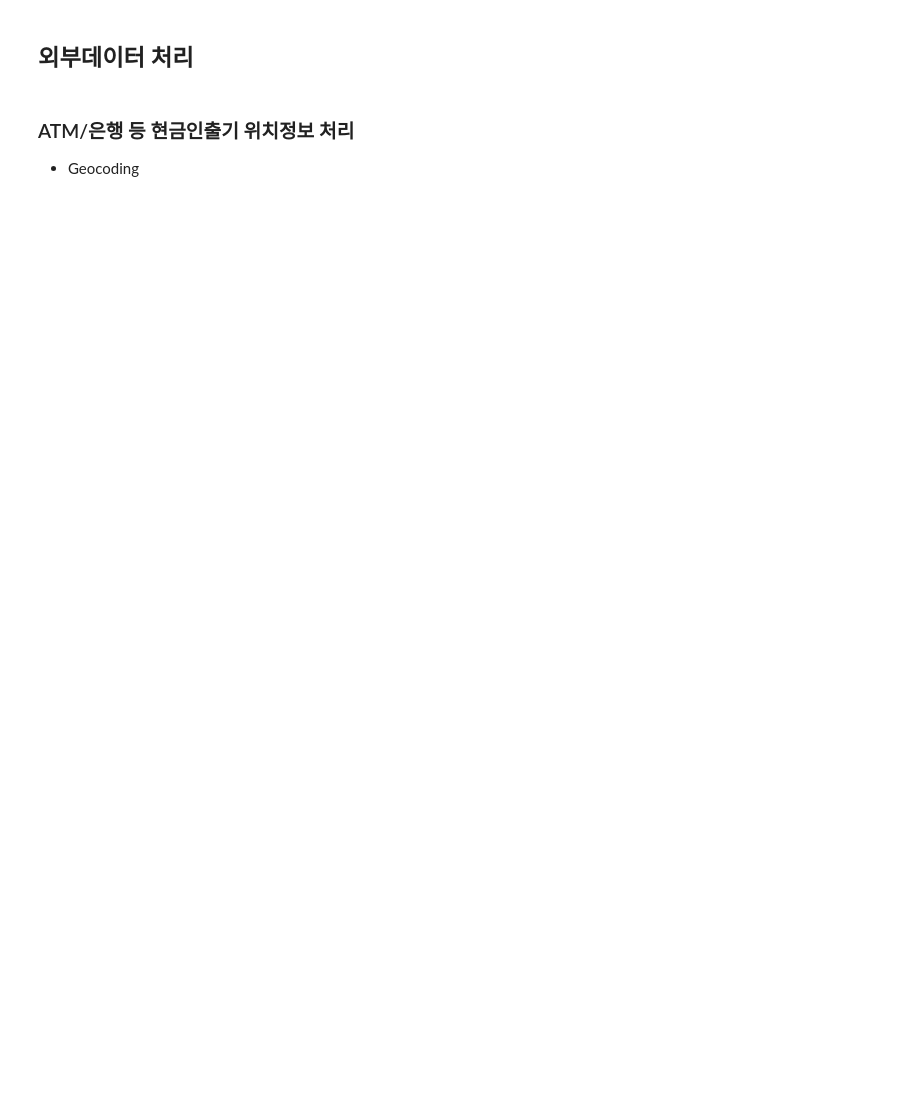
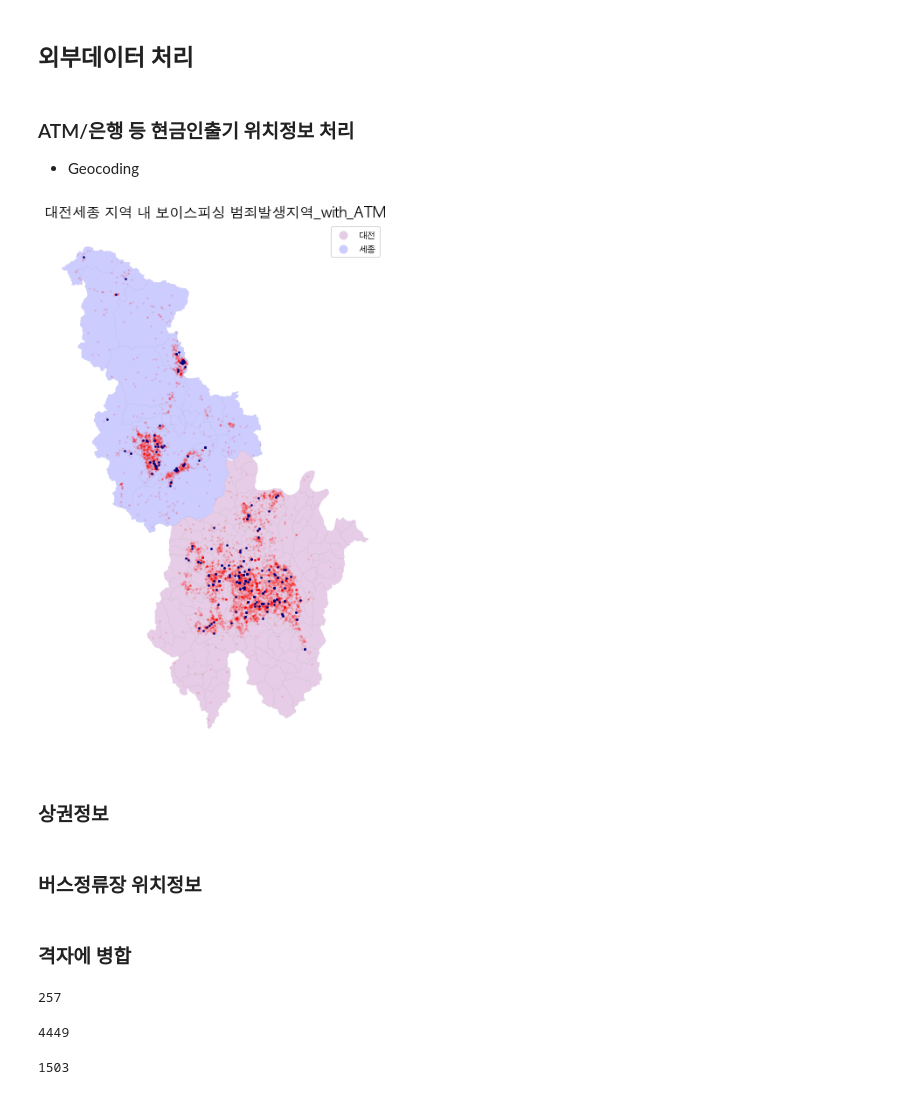
Before and after one commit to ddangchani/LocalSecurity_competition, a Jupyter notebook: preprocessing.ipynb, the cells around one changed output. Drawn from its saved outputs; the diff is of its cells as text; code cells hidden in the pictures; blank space fills up the shorter version.

```diff
--- a/preprocessing.ipynb
+++ b/preprocessing.ipynb
@@ -204,2 +234,27 @@ def geocoder(region):
 # for region in regions:
 #     geocoder(region=region)
+# %%
+# load
+df_atm = pd.concat([pd.read_csv('data/대전광역시 현금인출기.csv'),pd.read_csv('data/세종특별자치시 현금인출기.csv')]).reset_index(drop=True)
+df_atm = df_atm[~(df_atm.X == 0)]
+
+df_atm = gpd.GeoDataFrame(df_atm['NAME'], geometry=gpd.points_from_xy(df_atm.X, df_atm.Y), crs='WGS84').to_crs(epsg=5181)
+# %%
+# Plot
+from matplotlib.colors import ListedColormap
+
+fig, ax = plt.subplots(nrows=1, ncols=1, figsize=(9,9))
+whole_area.plot(column='시도', ax=ax, zorder=1, cmap=ListedColormap(['purple','blue']), alpha=0.2, edgecolor='black', linewidth=0.1, legend=True, categorical=True)
+gdf_crime.geometry.plot(ax=ax, zorder=2, color='red', alpha=0.1, markersize=2)
+df_atm.geometry.plot(ax=ax, zorder=3, color='navy', markersize=2.5)
+
+ax.set_axis_off()
+
+plt.title('대전세종 지역 내 보이스피싱 범죄발생지역_with_ATM', fontsize=16)
+plt.savefig('plot/대전세종 지역 내 보이스피싱 범죄발생지역_with_ATM.png', facecolor = 'white')
+plt.tight_layout()
+plt.show()
+# %% [output]
+[figure, added]
+# %% [markdown]
+### 상권정보
@@ -205,0 +270,2 @@ def geocoder(region):
+# %% [markdown]
+### 버스정류장 위치정보
@@ -205,0 +276,35 @@ def geocoder(region):
+# %% [markdown]
+### 격자에 병합
+# %%
+# ATM
+grid['ATM'] = 0
+for i in range(len(df_atm)):
+    where = np.where(grid.geometry.intersects(df_atm.iat[i,1]))[0]
+    if len(where) > 0 :
+        idx = where[0]
+        grid.iat[idx, 2] += 1
+print(grid.ATM.sum())
+# %% [output]
+257
+# %%
+# Busstop
+grid['Busstop'] = 0
+for i in tqdm(range(len(df_bus))):
+    where = np.where(grid.geometry.intersects(df_bus.iat[i,1]))[0]
+    if len(where) > 0 :
+        idx = where[0]
+        grid.iat[idx, 3] += 1
+print(grid.Busstop.sum())
+# %% [output]
+4449
+# %%
+# 편의점
+grid['Convenience'] = 0
+for i in tqdm(range(len(conv_store))):
+    where = np.where(grid.geometry.intersects(conv_store.iat[i,3]))[0]
+    if len(where) > 0 :
+        idx = where[0]
+        grid.iat[idx, 4] += 1
+print(grid.Convenience.sum())
+# %% [output]
+1503
```
Also changed, not shown: parts of 26 cells of this notebook, 17 other files.
